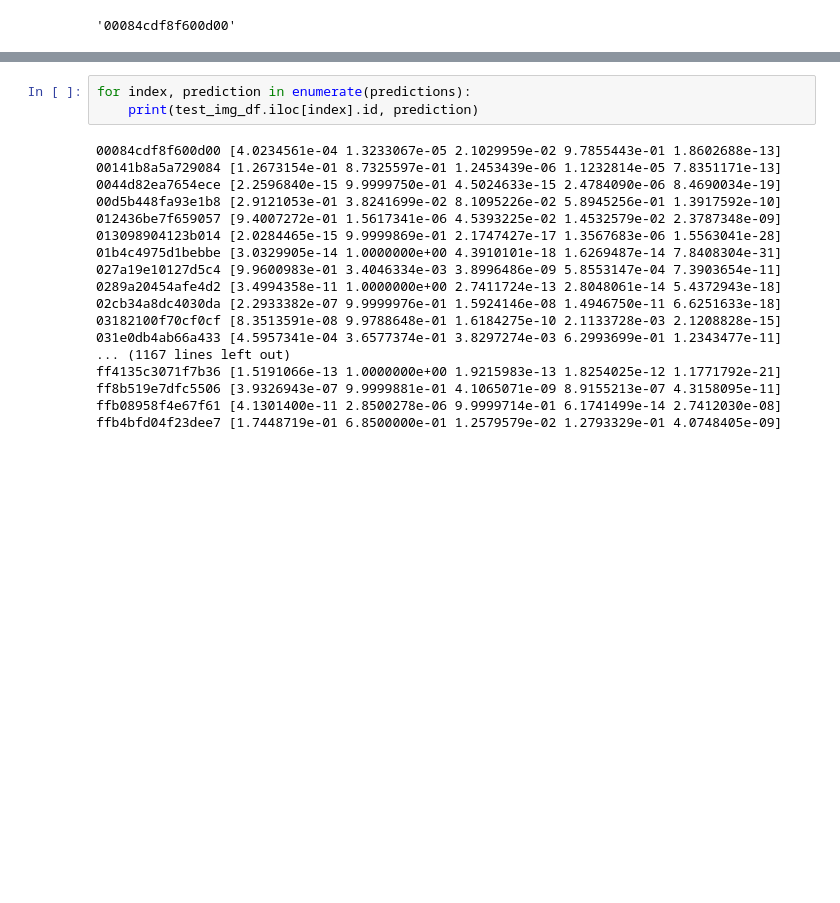
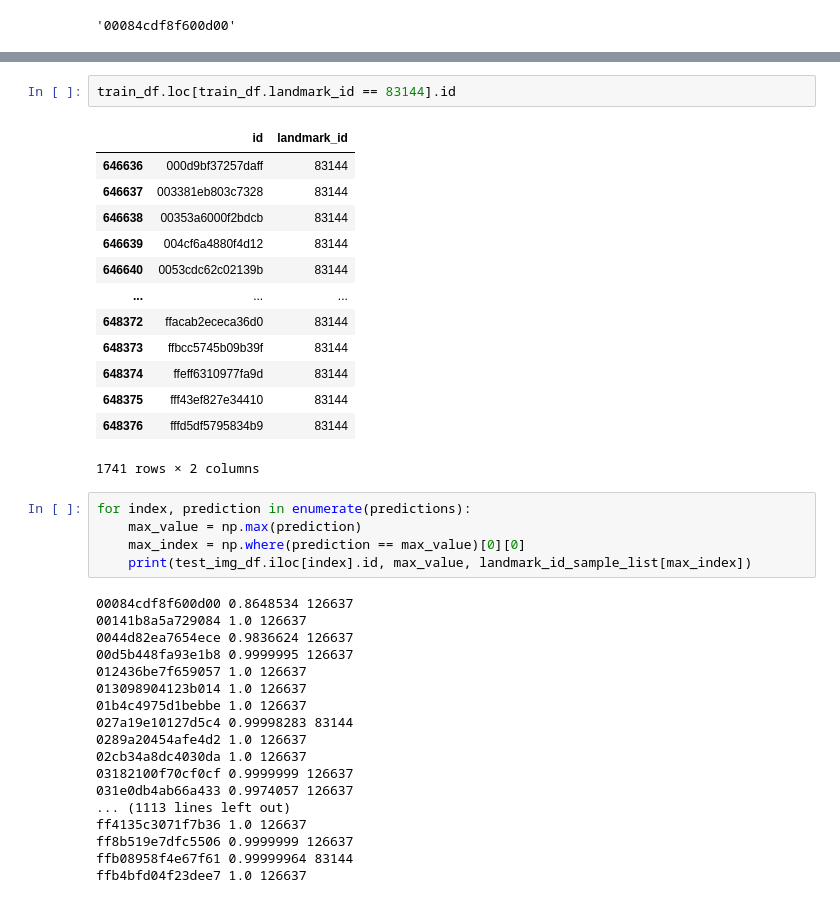
Before and after one commit to bruceplai/google-landmark, a Jupyter notebook: Google landmark 2020.ipynb, the cells around one changed output, grey strips where cells are left out. Saved outputs shown, nothing was run; the diff lists cells and outputs as text; blank space fills up the shorter version.

Commit message:
Expand beyond 5 classes and check model on test set

```diff
--- a/Google landmark 2020.ipynb
+++ b/Google landmark 2020.ipynb
@@ -240,21 +299,39 @@ test_img_df.iloc[0].id
+# %%
+train_df.loc[train_df.landmark_id == 83144].id
+# %% [output]
+|  | id | landmark_id |
+| 646636 | 000d9bf37257daff | 83144 |
+| 646637 | 003381eb803c7328 | 83144 |
+| 646638 | 00353a6000f2bdcb | 83144 |
+| 646639 | 004cf6a4880f4d12 | 83144 |
+| 646640 | 0053cdc62c02139b | 83144 |
+| ... | ... | ... |
+| 648372 | ffacab2ececa36d0 | 83144 |
+| 648373 | ffbcc5745b09b39f | 83144 |
+| 648374 | ffeff6310977fa9d | 83144 |
+| 648375 | fff43ef827e34410 | 83144 |
+| 648376 | fffd5df5795834b9 | 83144 |
+1741 rows × 2 columns
 # %%
 for index, prediction in enumerate(predictions):
-    print(test_img_df.iloc[index].id, prediction)
+    max_value = np.max(prediction)
+    max_index = np.where(prediction == max_value)[0][0]
+    print(test_img_df.iloc[index].id, max_value, landmark_id_sample_list[max_index])
 # %% [output]
-00084cdf8f600d00 [4.0234561e-04 1.3233067e-05 2.1029959e-02 9.7855443e-01 1.8602688e-13]
-00141b8a5a729084 [1.2673154e-01 8.7325597e-01 1.2453439e-06 1.1232814e-05 7.8351171e-13]
-0044d82ea7654ece [2.2596840e-15 9.9999750e-01 4.5024633e-15 2.4784090e-06 8.4690034e-19]
-00d5b448fa93e1b8 [2.9121053e-01 3.8241699e-02 8.1095226e-02 5.8945256e-01 1.3917592e-10]
-012436be7f659057 [9.4007272e-01 1.5617341e-06 4.5393225e-02 1.4532579e-02 2.3787348e-09]
-013098904123b014 [2.0284465e-15 9.9999869e-01 2.1747427e-17 1.3567683e-06 1.5563041e-28]
-01b4c4975d1bebbe [3.0329905e-14 1.0000000e+00 4.3910101e-18 1.6269487e-14 7.8408304e-31]
-027a19e10127d5c4 [9.9600983e-01 3.4046334e-03 3.8996486e-09 5.8553147e-04 7.3903654e-11]
-0289a20454afe4d2 [3.4994358e-11 1.0000000e+00 2.7411724e-13 2.8048061e-14 5.4372943e-18]
-02cb34a8dc4030da [2.2933382e-07 9.9999976e-01 1.5924146e-08 1.4946750e-11 6.6251633e-18]
-03182100f70cf0cf [8.3513591e-08 9.9788648e-01 1.6184275e-10 2.1133728e-03 2.1208828e-15]
-031e0db4ab66a433 [4.5957341e-04 3.6577374e-01 3.8297274e-03 6.2993699e-01 1.2343477e-11]
-... (1167 lines left out)
-ff4135c3071f7b36 [1.5191066e-13 1.0000000e+00 1.9215983e-13 1.8254025e-12 1.1771792e-21]
-ff8b519e7dfc5506 [3.9326943e-07 9.9999881e-01 4.1065071e-09 8.9155213e-07 4.3158095e-11]
-ffb08958f4e67f61 [4.1301400e-11 2.8500278e-06 9.9999714e-01 6.1741499e-14 2.7412030e-08]
-ffb4bfd04f23dee7 [1.7448719e-01 6.8500000e-01 1.2579579e-02 1.2793329e-01 4.0748405e-09]
+00084cdf8f600d00 0.8648534 126637
+00141b8a5a729084 1.0 126637
+0044d82ea7654ece 0.9836624 126637
+00d5b448fa93e1b8 0.9999995 126637
+012436be7f659057 1.0 126637
+013098904123b014 1.0 126637
+01b4c4975d1bebbe 1.0 126637
+027a19e10127d5c4 0.99998283 83144
+0289a20454afe4d2 1.0 126637
+02cb34a8dc4030da 1.0 126637
+03182100f70cf0cf 0.9999999 126637
+031e0db4ab66a433 0.9974057 126637
+... (1113 lines left out)
+ff4135c3071f7b36 1.0 126637
+ff8b519e7dfc5506 0.9999999 126637
+ffb08958f4e67f61 0.99999964 83144
+ffb4bfd04f23dee7 1.0 126637
```
Also changed, not shown: parts of 19 cells of this notebook.
